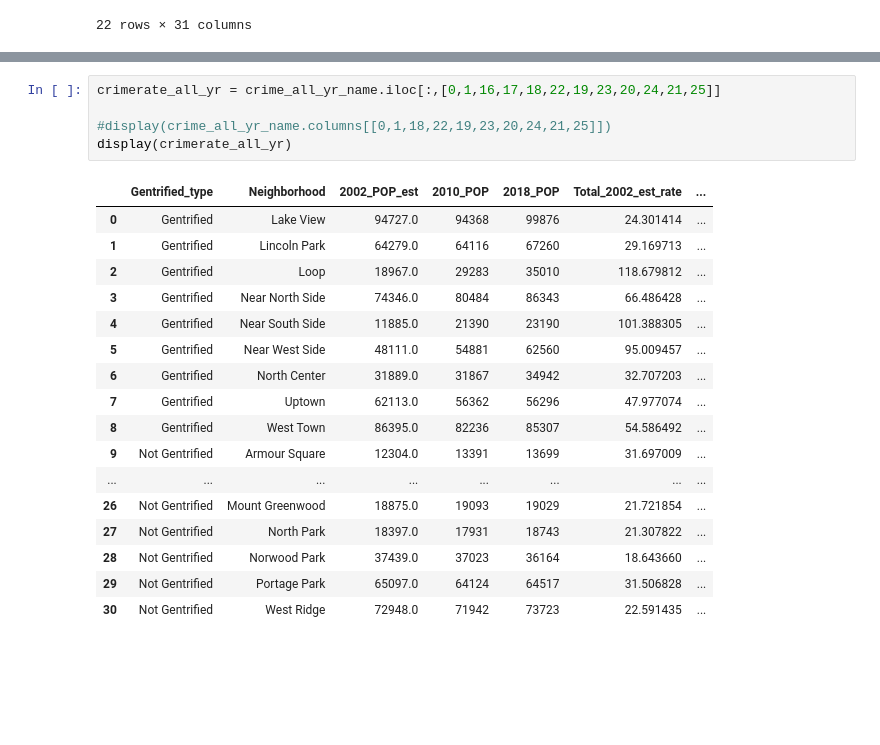
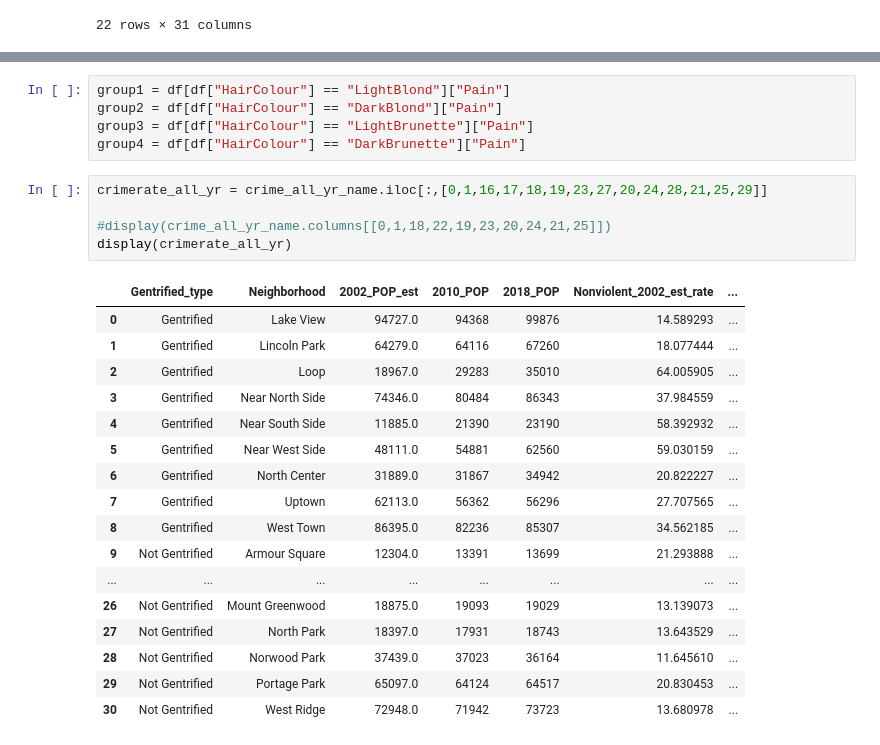
Before and after one commit to ajdeschenes/RuPaulsitory, a Jupyter notebook: crime/chicago_crime_api_json.ipynb, the cells around one changed output, grey strips where cells are left out. Cells and saved outputs as stored; diff of their text form; blank space fills up the shorter version.

```diff
--- a/crime/chicago_crime_api_json.ipynb
+++ b/crime/chicago_crime_api_json.ipynb
@@ -766,23 +863,28 @@ crimerate_white_collar_ng.boxplot("value", by="variable", figsize=(20, 10))
+# %%
+group1 = df[df["HairColour"] == "LightBlond"]["Pain"]
+group2 = df[df["HairColour"] == "DarkBlond"]["Pain"]
+group3 = df[df["HairColour"] == "LightBrunette"]["Pain"]
+group4 = df[df["HairColour"] == "DarkBrunette"]["Pain"]
 # %%
-crimerate_all_yr = crime_all_yr_name.iloc[:,[0,1,16,17,18,22,19,23,20,24,21,25]]
+crimerate_all_yr = crime_all_yr_name.iloc[:,[0,1,16,17,18,19,23,27,20,24,28,21,25,29]]
 
 #display(crime_all_yr_name.columns[[0,1,18,22,19,23,20,24,21,25]])
 display(crimerate_all_yr)
 # %% [output]
-|  | Gentrified_type | Neighborhood | 2002_POP_est | 2010_POP | 2018_POP | Total_2002_est_rate | ... |
-| 0 | Gentrified | Lake View | 94727.0 | 94368 | 99876 | 24.301414 | ... |
-| 1 | Gentrified | Lincoln Park | 64279.0 | 64116 | 67260 | 29.169713 | ... |
-| 2 | Gentrified | Loop | 18967.0 | 29283 | 35010 | 118.679812 | ... |
-| 3 | Gentrified | Near North Side | 74346.0 | 80484 | 86343 | 66.486428 | ... |
-| 4 | Gentrified | Near South Side | 11885.0 | 21390 | 23190 | 101.388305 | ... |
-| 5 | Gentrified | Near West Side | 48111.0 | 54881 | 62560 | 95.009457 | ... |
-| 6 | Gentrified | North Center | 31889.0 | 31867 | 34942 | 32.707203 | ... |
-| 7 | Gentrified | Uptown | 62113.0 | 56362 | 56296 | 47.977074 | ... |
-| 8 | Gentrified | West Town | 86395.0 | 82236 | 85307 | 54.586492 | ... |
-| 9 | Not Gentrified | Armour Square | 12304.0 | 13391 | 13699 | 31.697009 | ... |
+|  | Gentrified_type | Neighborhood | 2002_POP_est | 2010_POP | 2018_POP | Nonviolent_2002_est_rate | ... |
+| 0 | Gentrified | Lake View | 94727.0 | 94368 | 99876 | 14.589293 | ... |
+| 1 | Gentrified | Lincoln Park | 64279.0 | 64116 | 67260 | 18.077444 | ... |
+| 2 | Gentrified | Loop | 18967.0 | 29283 | 35010 | 64.005905 | ... |
+| 3 | Gentrified | Near North Side | 74346.0 | 80484 | 86343 | 37.984559 | ... |
+| 4 | Gentrified | Near South Side | 11885.0 | 21390 | 23190 | 58.392932 | ... |
+| 5 | Gentrified | Near West Side | 48111.0 | 54881 | 62560 | 59.030159 | ... |
+| 6 | Gentrified | North Center | 31889.0 | 31867 | 34942 | 20.822227 | ... |
+| 7 | Gentrified | Uptown | 62113.0 | 56362 | 56296 | 27.707565 | ... |
+| 8 | Gentrified | West Town | 86395.0 | 82236 | 85307 | 34.562185 | ... |
+| 9 | Not Gentrified | Armour Square | 12304.0 | 13391 | 13699 | 21.293888 | ... |
 | ... | ... | ... | ... | ... | ... | ... | ... |
-| 26 | Not Gentrified | Mount Greenwood | 18875.0 | 19093 | 19029 | 21.721854 | ... |
-| 27 | Not Gentrified | North Park | 18397.0 | 17931 | 18743 | 21.307822 | ... |
-| 28 | Not Gentrified | Norwood Park | 37439.0 | 37023 | 36164 | 18.643660 | ... |
-| 29 | Not Gentrified | Portage Park | 65097.0 | 64124 | 64517 | 31.506828 | ... |
-| 30 | Not Gentrified | West Ridge | 72948.0 | 71942 | 73723 | 22.591435 | ... |
+| 26 | Not Gentrified | Mount Greenwood | 18875.0 | 19093 | 19029 | 13.139073 | ... |
+| 27 | Not Gentrified | North Park | 18397.0 | 17931 | 18743 | 13.643529 | ... |
+| 28 | Not Gentrified | Norwood Park | 37439.0 | 37023 | 36164 | 11.645610 | ... |
+| 29 | Not Gentrified | Portage Park | 65097.0 | 64124 | 64517 | 20.830453 | ... |
+| 30 | Not Gentrified | West Ridge | 72948.0 | 71942 | 73723 | 13.680978 | ... |
```
Also changed, not shown: parts of 16 cells of this notebook, 14 other files.
